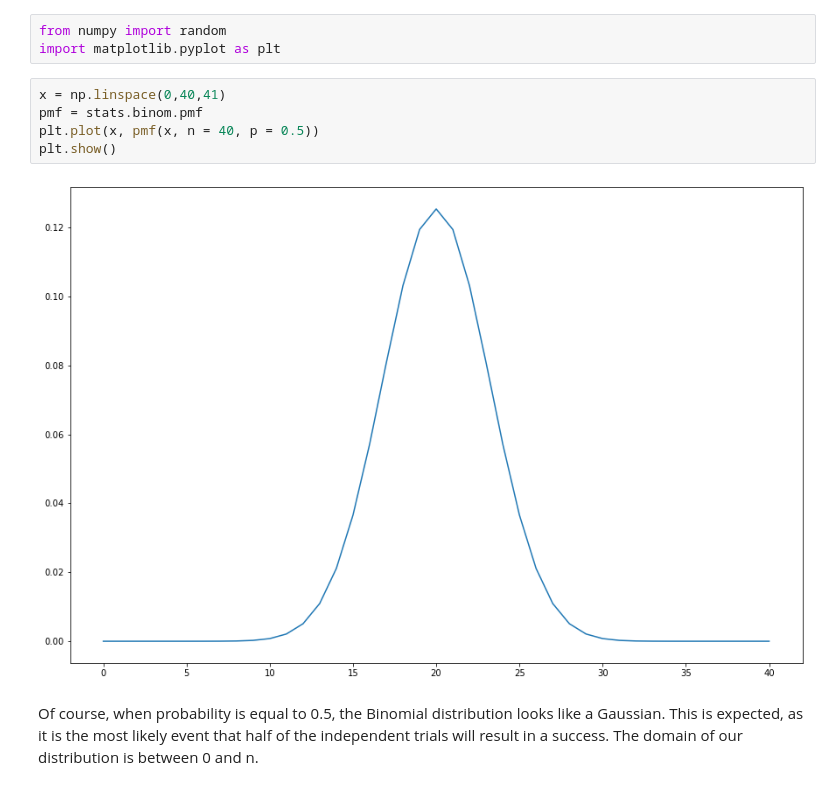
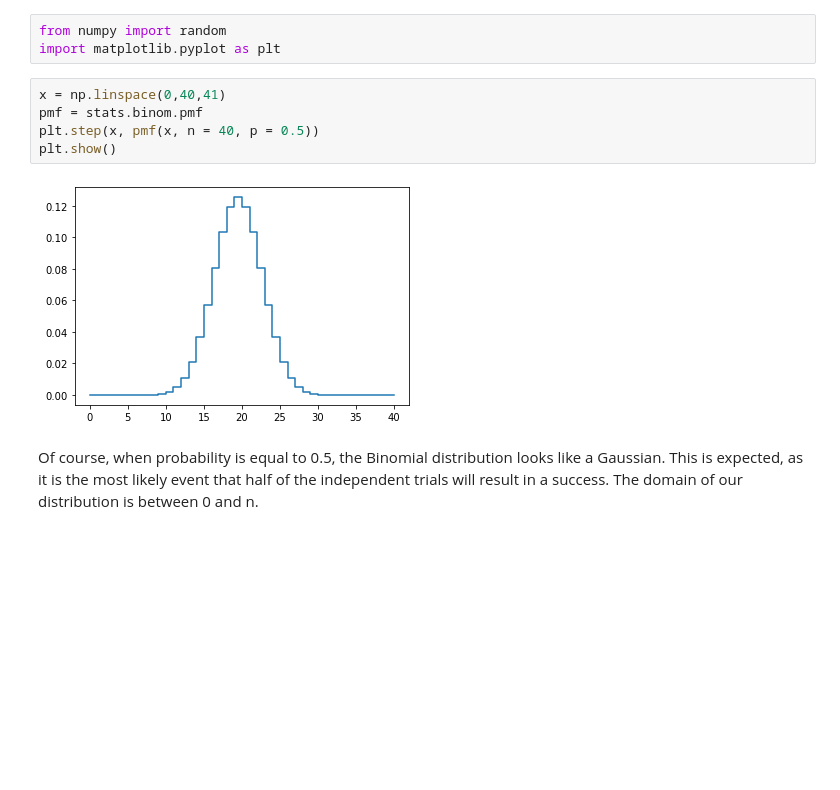
Before and after one commit to Mick-Ross/Computational-Data-Analysis, a Jupyter notebook: Lab 1/Lab1.ipynb, the cells around one changed output. Saved outputs shown, nothing was run; the diff lists cells and outputs as text; blank space fills up the shorter version.

```diff
--- a/Lab 1/Lab1.ipynb
+++ b/Lab 1/Lab1.ipynb
@@ -113,10 +145,10 @@ import matplotlib.pyplot as plt
 # %%
 x = np.linspace(0,40,41)
 pmf = stats.binom.pmf
-plt.plot(x, pmf(x, n = 40, p = 0.5))
+plt.step(x, pmf(x, n = 40, p = 0.5))
 plt.show()
 # %% [output]
-[figure, old version]
+[figure, new version]
 # %% [markdown]
 Of course, when probability is equal to 0.5, the Binomial distribution looks like a Gaussian. This is expected, as it is the most likely event that half of the independent trials will result in a success. The domain of our distribution is between 0 and n.
 # %%
```
Also changed, not shown: parts of 16 cells of this notebook.
